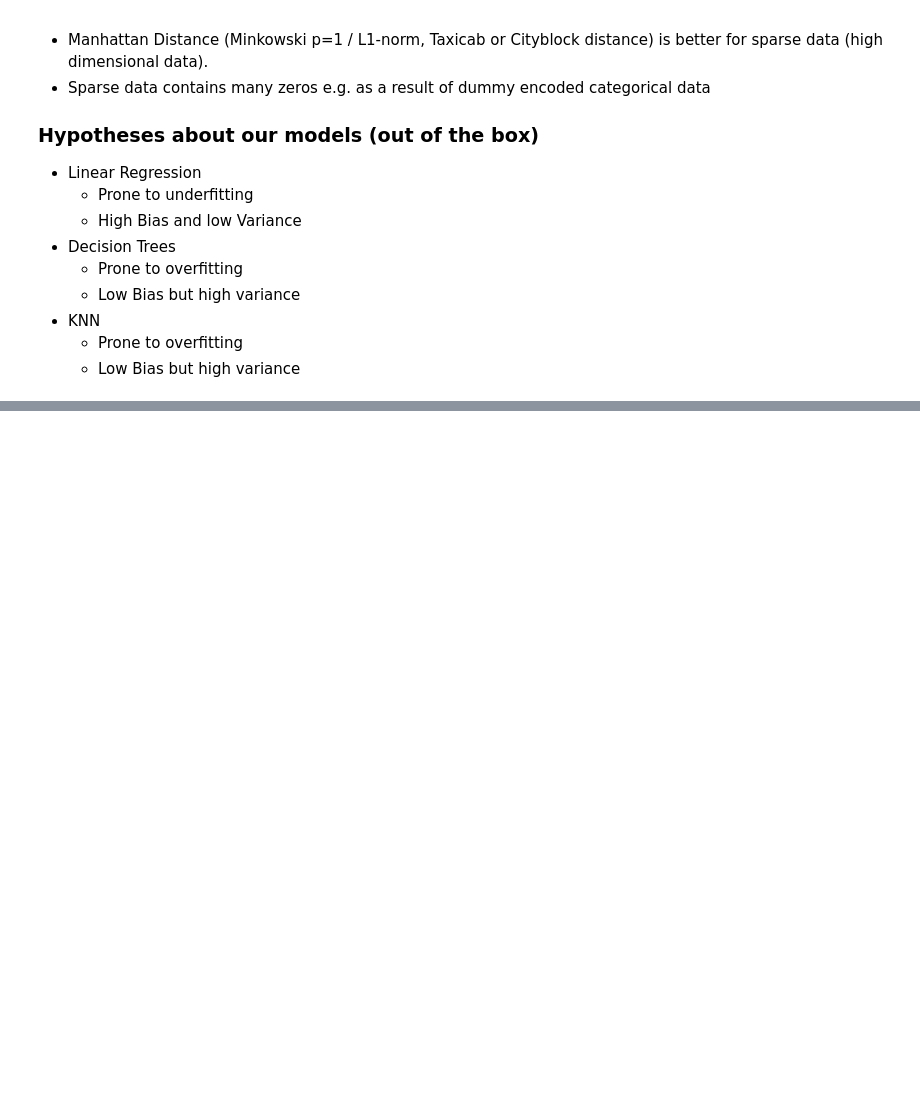
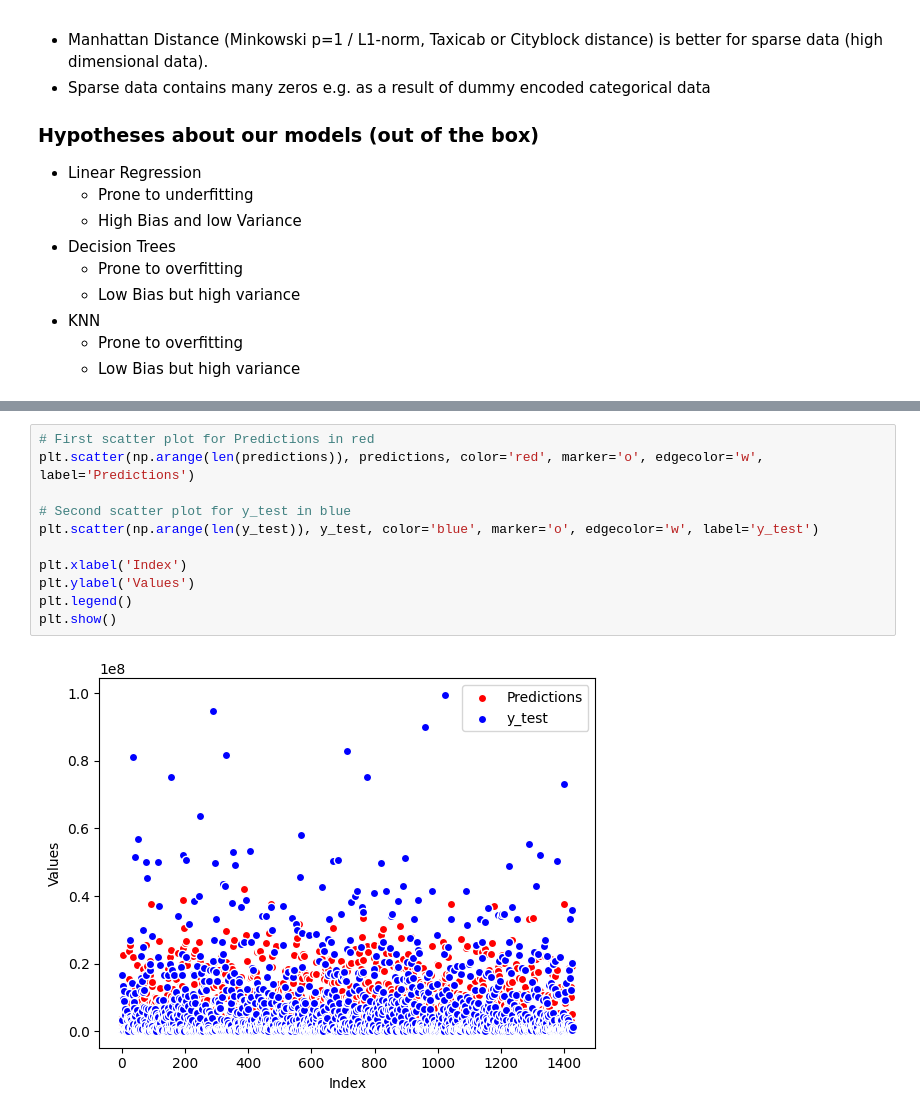
Before and after one commit to RobinSchebitz/ds_tanzania_tourism_prediction, a Jupyter notebook: ML_project.ipynb, the cells around one changed output, grey strips where cells are left out. Drawn from its saved outputs; the diff is of its cells as text; blank space fills up the shorter version.

```diff
--- a/ML_project.ipynb
+++ b/ML_project.ipynb
@@ -157,0 +248,13 @@ RSquared (adjusted):  -0.27
+# %%
+# First scatter plot for Predictions in red
+plt.scatter(np.arange(len(predictions)), predictions, color='red', marker='o', edgecolor='w', label='Predictions')
+
+# Second scatter plot for y_test in blue
+plt.scatter(np.arange(len(y_test)), y_test, color='blue', marker='o', edgecolor='w', label='y_test')
+
+plt.xlabel('Index')
+plt.ylabel('Values')
+plt.legend()
+plt.show()
+# %% [output]
+[figure, added]
```
Also changed, not shown: parts of 13 cells of this notebook.
